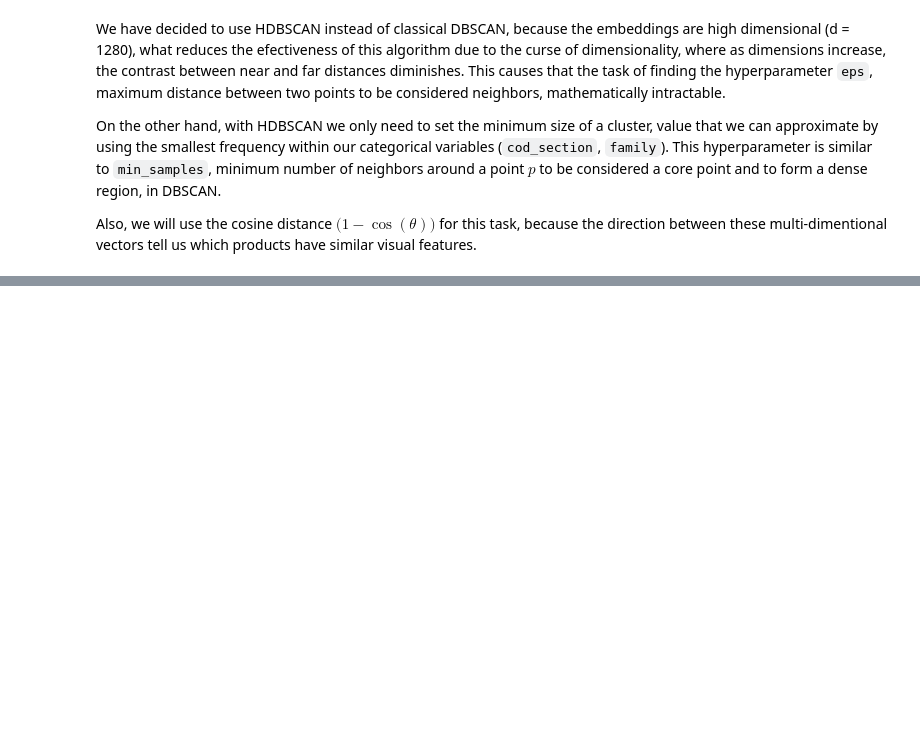
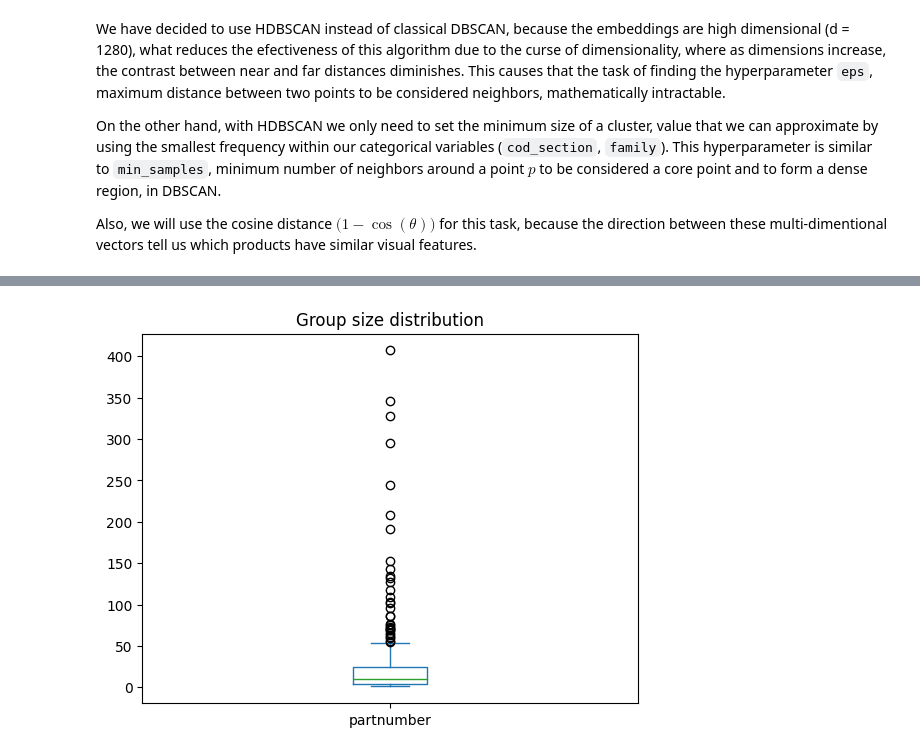
Before and after one commit to CarlosFOL/Recommender_System, a Jupyter notebook: notebooks/expl_analysis.ipynb, the cells around one changed output, grey strips where cells are left out. Saved outputs shown, nothing was run; the diff lists cells and outputs as text; code cells hidden in the pictures; blank space fills up the shorter version.

```diff
--- a/notebooks/expl_analysis.ipynb
+++ b/notebooks/expl_analysis.ipynb
@@ -331,0 +327,15 @@ Tomar diferentes pares de hiperparámetros y medir sus estadísticos principales
+# %%
+groups  = df_products.loc[
+    products_sample.index,
+    ["partnumber", "cod_section", "family"]].groupby(
+        by = ["cod_section", "family"]).agg(
+        {"partnumber": "count"}
+    )
+(
+    groups.
+    plot(kind = "box",
+        title = "Group size distribution")
+)
+plt.show()
+# %% [output]
+[figure, added]
```
Also changed, not shown: parts of 18 cells of this notebook, 1 other file.
